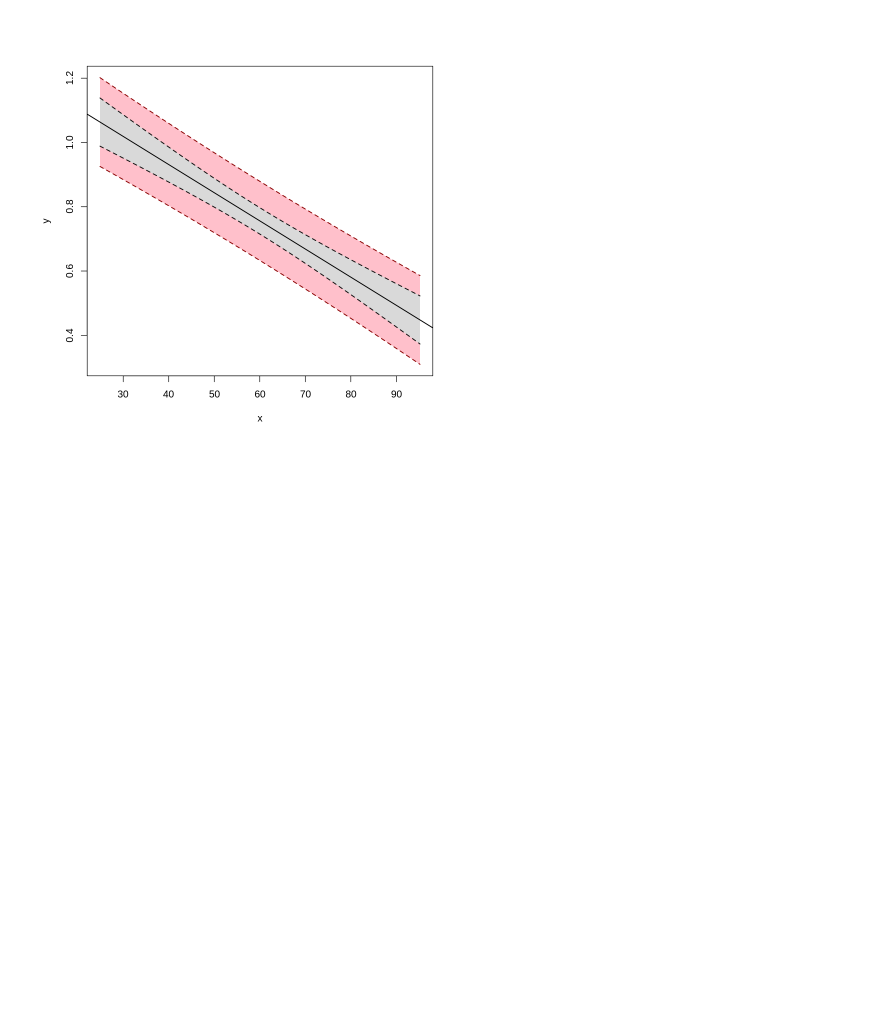
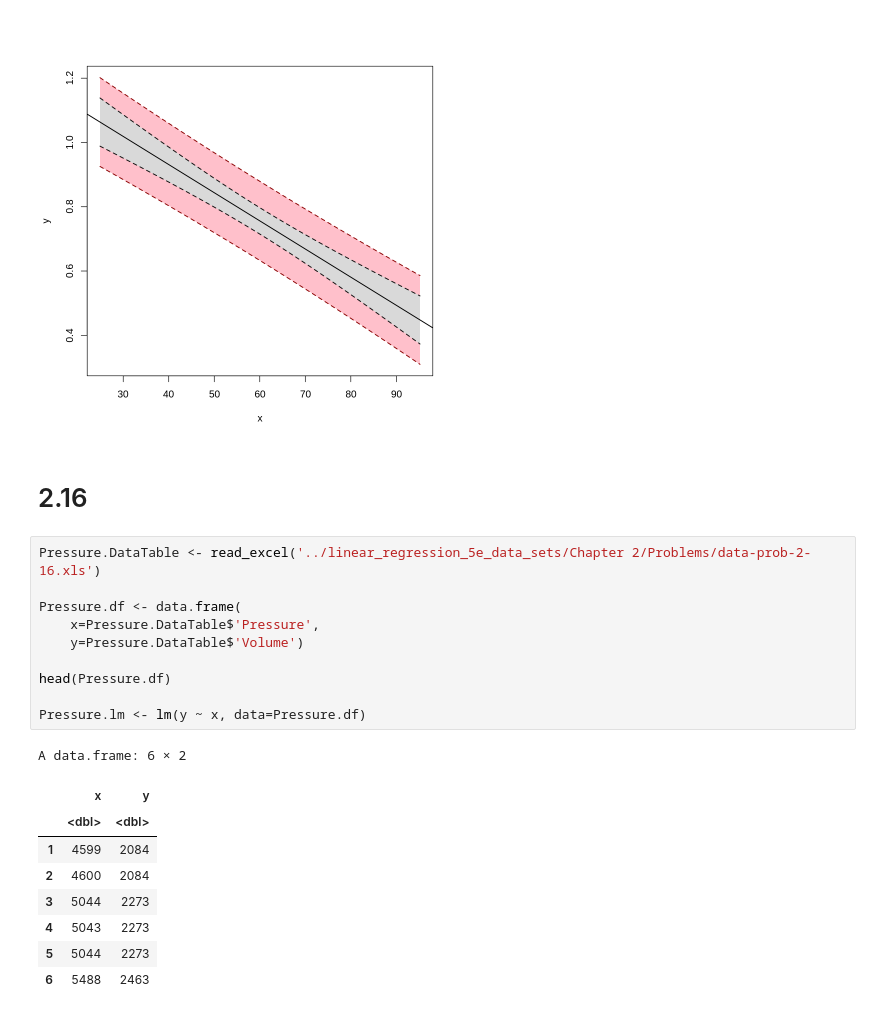
Before and after one commit to j-buss/Introduction-to-Linear-Regression-Analysis, a Jupyter notebook: Chapter_02/Chapter_02_Problems_R.ipynb, the cells around one changed output. Drawn from its saved outputs; the diff is of its cells as text; blank space fills up the shorter version.

```diff
--- a/Chapter_02/Chapter_02_Problems_R.ipynb
+++ b/Chapter_02/Chapter_02_Problems_R.ipynb
@@ -1167,3 +1167,25 @@ print(Hydrocarbons.t_RejectNull)
 plot_bands(Hydrocarbons.df, Hydrocarbons.lm)
 # %% [output]
 [figure]
+# %% [markdown]
+# 2.16
+# %%
+Pressure.DataTable <- read_excel('../linear_regression_5e_data_sets/Chapter 2/Problems/data-prob-2-16.xls')
+
+Pressure.df <- data.frame(
+    x=Pressure.DataTable$'Pressure',
+    y=Pressure.DataTable$'Volume')
+
+head(Pressure.df)
+
+Pressure.lm <- lm(y ~ x, data=Pressure.df)
+# %% [output]
+A data.frame: 6 × 2
+|  | x | y |
+|  | <dbl> | <dbl> |
+| 1 | 4599 | 2084 |
+| 2 | 4600 | 2084 |
+| 3 | 5044 | 2273 |
+| 4 | 5043 | 2273 |
+| 5 | 5044 | 2273 |
+| 6 | 5488 | 2463 |
```
Also changed, not shown: parts of 5 cells of this notebook, 3 other files.
